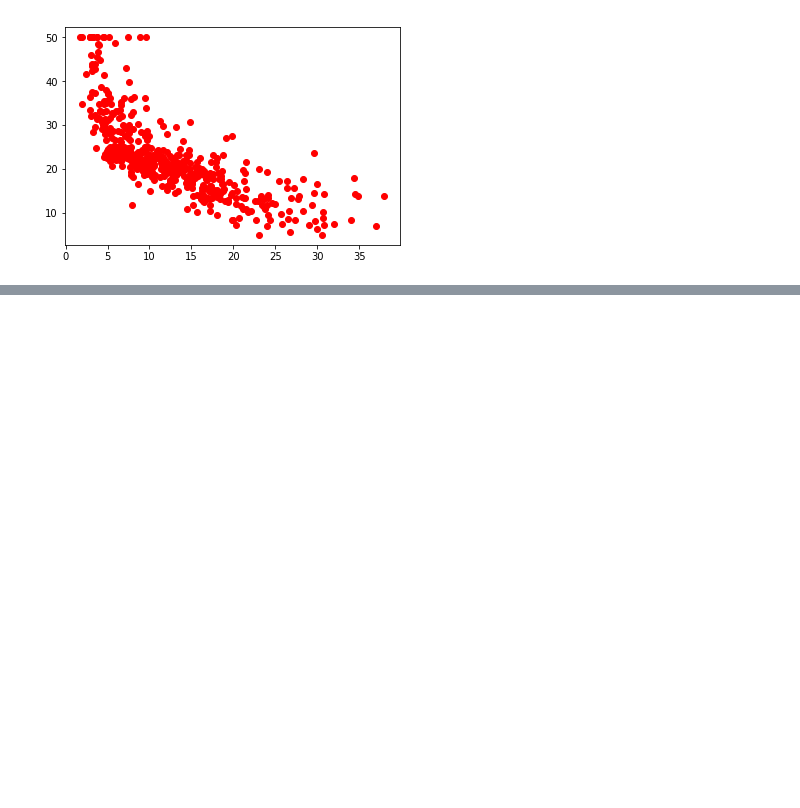
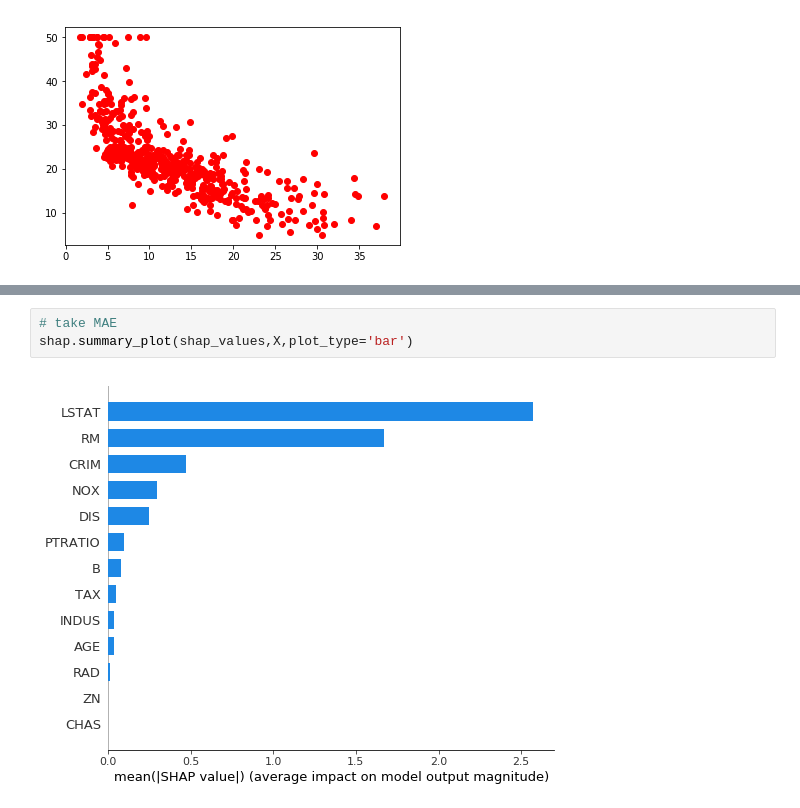
Before and after one commit to PengInGitHub/catboost, a Jupyter notebook: SHAP.ipynb, the cells around one changed output, grey strips where cells are left out. Cells and saved outputs as stored; diff of their text form; blank space fills up the shorter version.

```diff
--- a/SHAP.ipynb
+++ b/SHAP.ipynb
@@ -105,0 +128,5 @@ plt.plot(X.LSTAT, y, 'ro')
+# %%
+# take MAE
+shap.summary_plot(shap_values,X,plot_type='bar')
+# %% [output]
+[figure, added]
```
Also changed, not shown: parts of 6 cells of this notebook.
